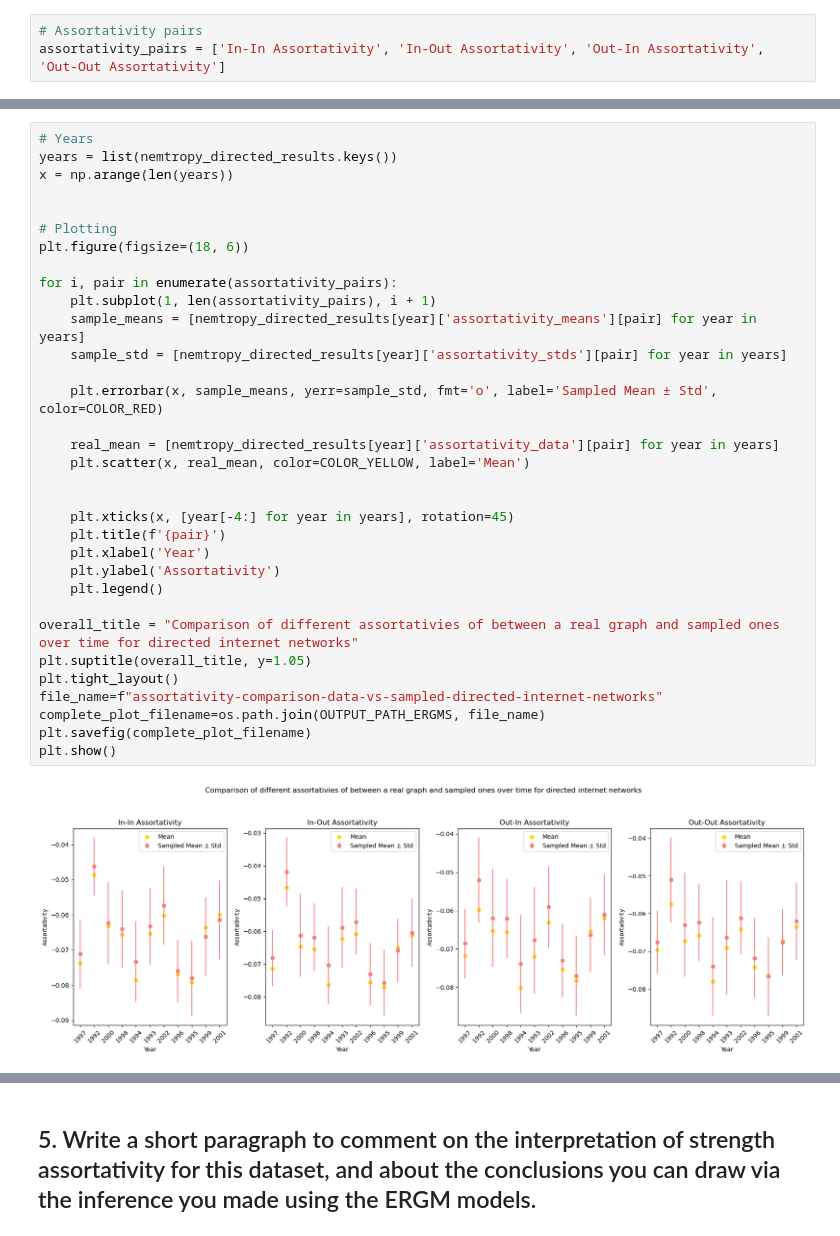
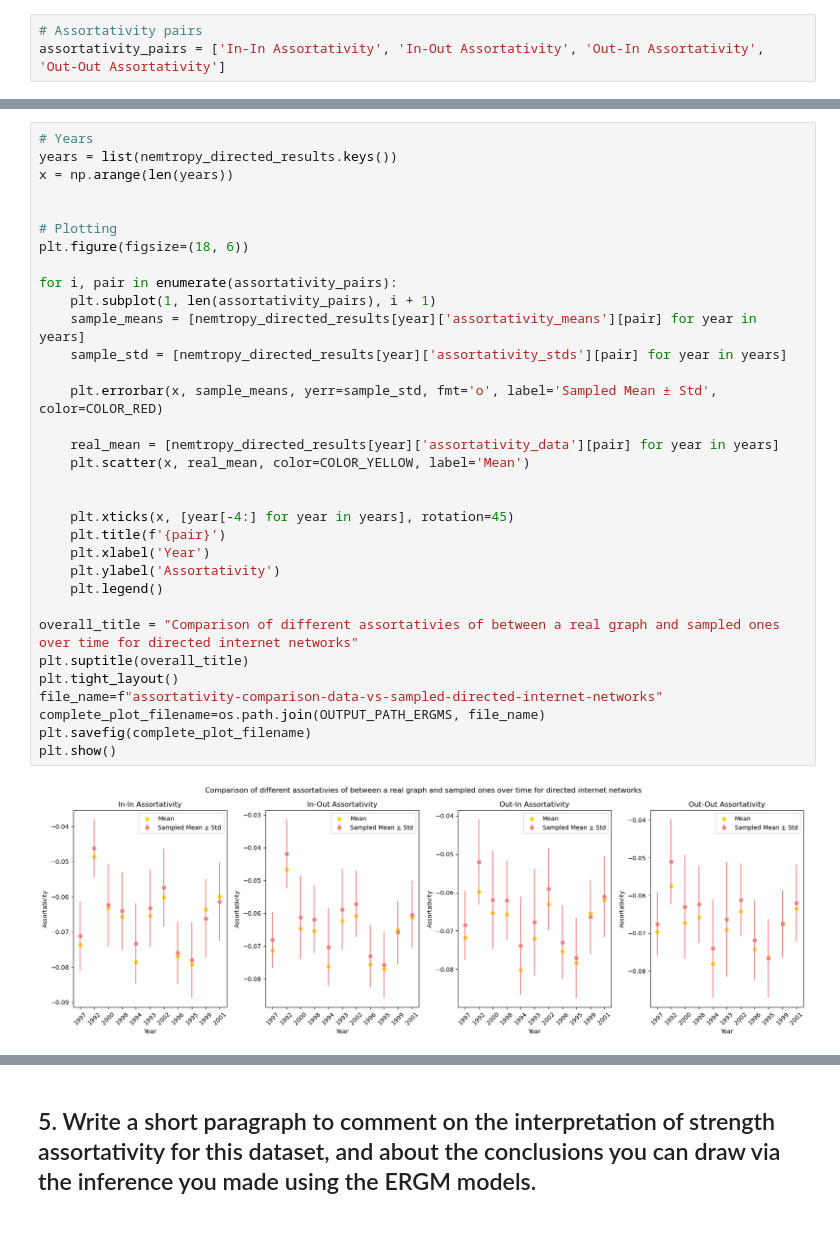
Before and after one commit to HuberNicolas/network-science-uzh, a Jupyter notebook: assignment-3/Assignment_03.ipynb, the cells around one changed output, grey strips where cells are left out. Cells and saved outputs as stored; diff of their text form.

```diff
--- a/assignment-3/Assignment_03.ipynb
+++ b/assignment-3/Assignment_03.ipynb
@@ -646,35 +646,35 @@ years = list(nemtropy_directed_results.keys())
 x = np.arange(len(years))
 
 
 # Plotting
 plt.figure(figsize=(18, 6))
 
 for i, pair in enumerate(assortativity_pairs):
     plt.subplot(1, len(assortativity_pairs), i + 1)
     sample_means = [nemtropy_directed_results[year]['assortativity_means'][pair] for year in years]
     sample_std = [nemtropy_directed_results[year]['assortativity_stds'][pair] for year in years]
 
     plt.errorbar(x, sample_means, yerr=sample_std, fmt='o', label='Sampled Mean ± Std', color=COLOR_RED)
 
     real_mean = [nemtropy_directed_results[year]['assortativity_data'][pair] for year in years]
     plt.scatter(x, real_mean, color=COLOR_YELLOW, label='Mean')
 
 
     plt.xticks(x, [year[-4:] for year in years], rotation=45)
     plt.title(f'{pair}')
     plt.xlabel('Year')
     plt.ylabel('Assortativity')
     plt.legend()
 
 overall_title = "Comparison of different assortativies of between a real graph and sampled ones over time for directed internet networks"
-plt.suptitle(overall_title, y=1.05)
+plt.suptitle(overall_title)
 plt.tight_layout()
 file_name=f"assortativity-comparison-data-vs-sampled-directed-internet-networks"
 complete_plot_filename=os.path.join(OUTPUT_PATH_ERGMS, file_name)
 plt.savefig(complete_plot_filename)
 plt.show()
 # %% [output]
-[figure, old version]
+[figure, new version]
 # %%
 # Years
 years = list(nemtropy_undirected_results.keys())
```
Also changed, not shown: parts of 1 cell of this notebook, 2 other files.
